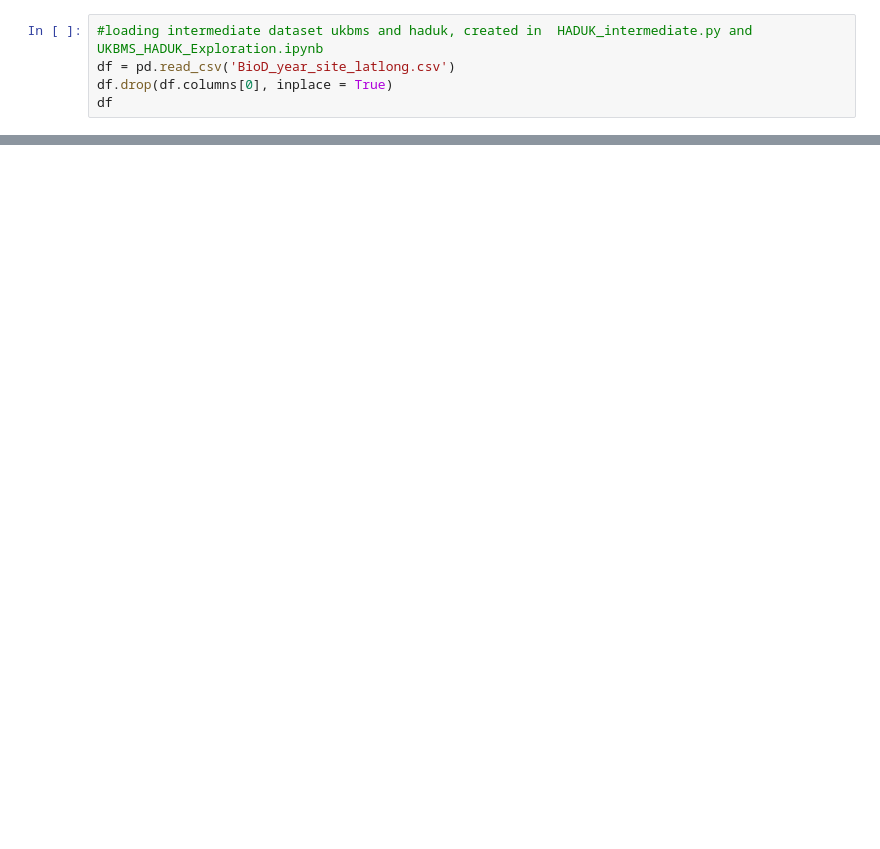
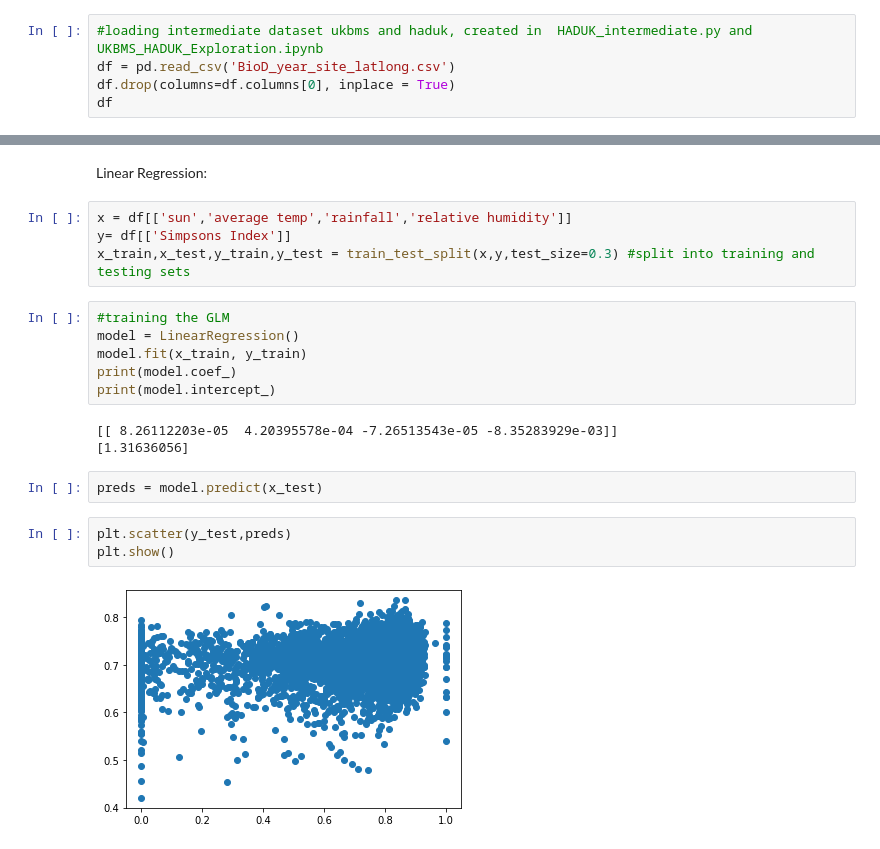
Before and after one commit to tztrz/MSc-Proj, a Jupyter notebook: UKBMS_HADUK_Model.ipynb, the cells around one changed output, grey strips where cells are left out. Cells and saved outputs as stored; diff of their text form; blank space fills up the shorter version.

Commit message:
Model training

```diff
--- a/UKBMS_HADUK_Model.ipynb
+++ b/UKBMS_HADUK_Model.ipynb
@@ -4,6 +11,6 @@ import sklearn
 # %%
 #loading intermediate dataset ukbms and haduk, created in  HADUK_intermediate.py and UKBMS_HADUK_Exploration.ipynb
 df = pd.read_csv('BioD_year_site_latlong.csv')
-df.drop(df.columns[0], inplace = True)
+df.drop(columns=df.columns[0], inplace = True)
 df
 # %% [output]
@@ -10,0 +30,22 @@ KeyError: "['Unnamed: 0'] not found in axis"
+# %% [markdown]
+Linear Regression:
+# %%
+x = df[['sun','average temp','rainfall','relative humidity']]
+y= df[['Simpsons Index']]
+x_train,x_test,y_train,y_test = train_test_split(x,y,test_size=0.3) #split into training and testing sets
+# %%
+#training the GLM
+model = LinearRegression()
+model.fit(x_train, y_train)
+print(model.coef_)
+print(model.intercept_)
+# %% [output]
+[[ 8.26112203e-05  4.20395578e-04 -7.26513543e-05 -8.35283929e-03]]
+[1.31636056]
+# %%
+preds = model.predict(x_test)
+# %%
+plt.scatter(y_test,preds)
+plt.show()
+# %% [output]
+[figure, added]
```
Also changed, not shown: parts of 11 cells of this notebook, 1 other file.
